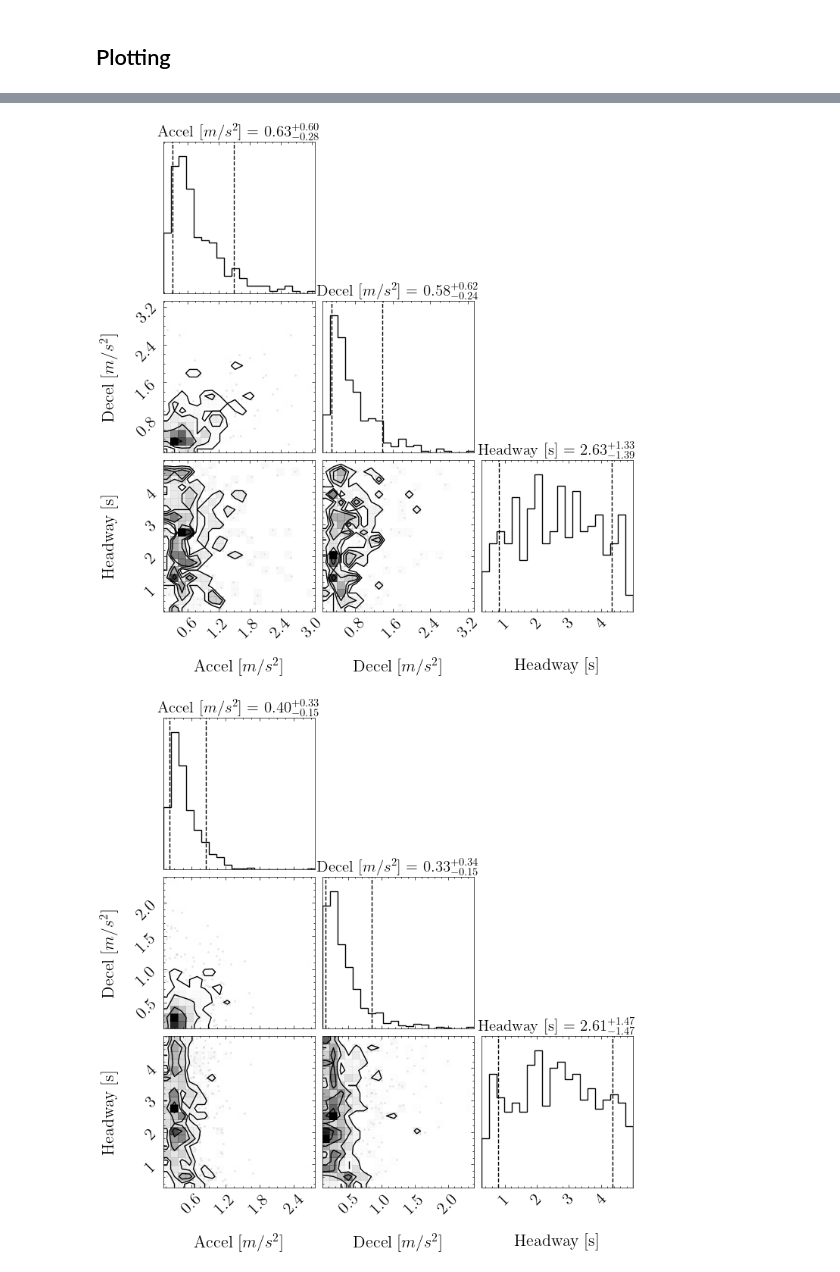
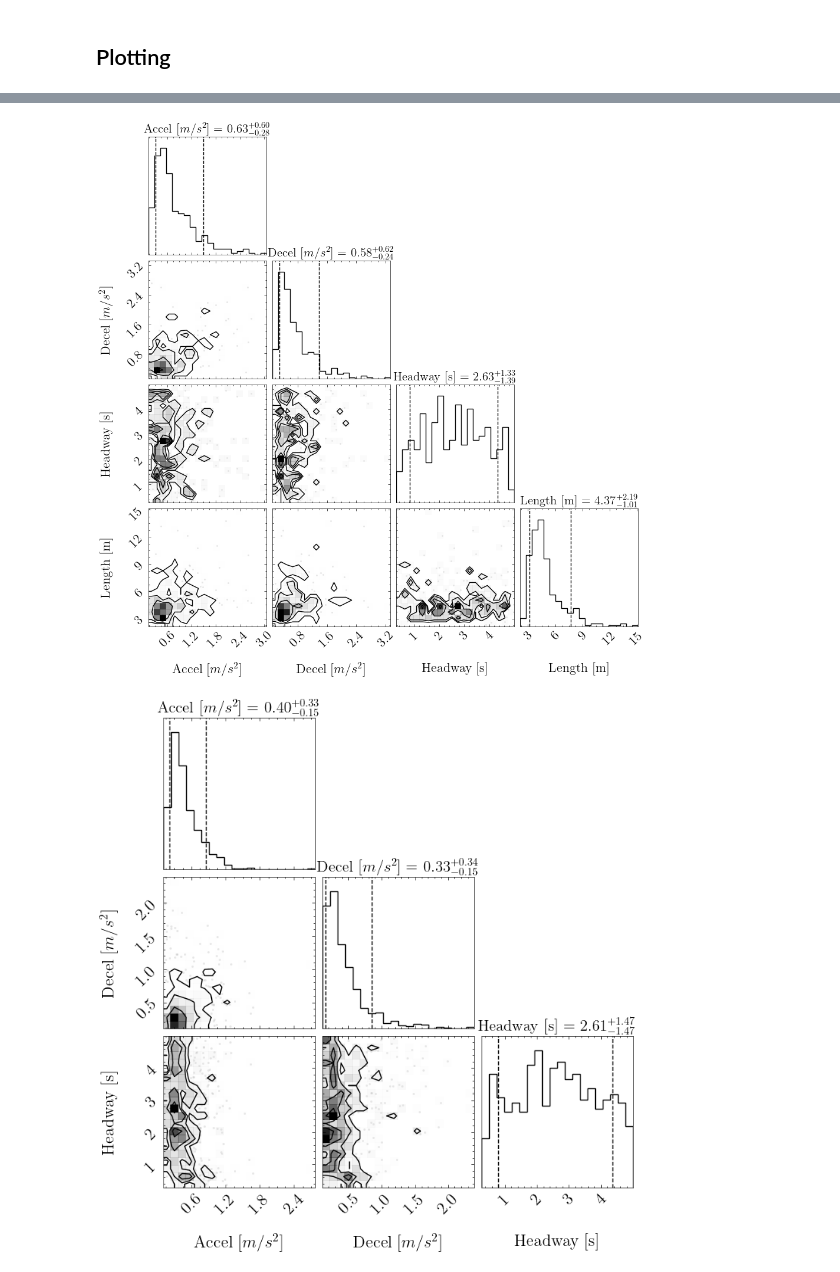
Before and after one commit to UnivOfAlabama-BittleResearchGroup/sumo-uc-2023, a Jupyter notebook: notebooks/make_veh_descript_table.ipynb, the cells around one changed output, grey strips where cells are left out. Saved outputs shown, nothing was run; the diff lists cells and outputs as text; code cells hidden in the pictures.

```diff
--- a/notebooks/make_veh_descript_table.ipynb
+++ b/notebooks/make_veh_descript_table.ipynb
@@ -173,3 +181,10 @@ ax.legend()
+# %%
+filter_ = lowess_cruise.index.isin(headway_data[headway_data['mean'] > 5].index) &  (lowess_data.loc[lowess_data.vehicle_id.isin(lowess_cruise.index)].groupby('vehicle_id')['accel'].max().loc[lowess_cruise.index].abs() < 1)
+lowess_cruise_new = lowess_cruise[filter_]
+
+# do the same for pwlf
+filter_ = pwlf_data_cruise.index.isin(headway_data[headway_data['mean'] > 5].index) &  (pwlf_data.loc[pwlf_data.vehicle_id.isin(pwlf_data_cruise.index)].groupby('vehicle_id')['accel'].max().loc[pwlf_data_cruise.index].abs() < 1)
+pwlf_data_cruise_new = pwlf_data_cruise[filter_]
 # %%
 # plot pwlf accel vs decel
 fig, ax = plt.subplots(figsize=(8, 6))
@@ -193,4 +205,21 @@ array([[<AxesSubplot: title={'center': 'mean'}>]], dtype=object)
+# %%
+# create the speed factors
+speed_limit = 22.35
+
+# create the speed factors
+pwlf_data_cruise_new = pwlf_data_cruise_new / speed_limit
+lowess_cruise_new = lowess_cruise_new / speed_limit
+
+# filter out low end. Nothing slower than 35 mph
+filter_ = pwlf_data_cruise_new > (35 / (speed_limit * 2.23694))
+pwlf_data_cruise_new = pwlf_data_cruise_new[filter_]
+
+filter_ = lowess_cruise_new > (35 / (speed_limit * 2.23694))
+lowess_cruise_new = lowess_cruise_new[filter_]
 # %% [markdown]
 ### Create a DataFrame for SUMO
+# %%
+# only keep headway data where the vehicle has headway < 5
+merge_headway = headway_data[headway_data['mean'] < 5]
 # %%
 lowess_df = lowess_accel.to_frame("accel").merge(lowess_decel.to_frame("decel"), left_index=True, right_index=True, how="inner")
@@ -218,8 +256,16 @@ uncor_lowess_df = pd.DataFrame(
 )
 # %%
 pwlf_df = pwlf_data_accel.to_frame("accel").merge(pwlf_data_decel.to_frame("decel"), left_index=True, right_index=True, how="inner")
-corr_pwlf_df = pwlf_df.merge(headway_data.rename({'mean': "tau"}, axis=1), left_index=True, right_index=True, how="inner")
+corr_pwlf_df = pwlf_df.merge(merge_headway.rename({'mean': "tau"}, axis=1), left_index=True, right_index=True, how="inner")
 corr_pwlf_df['decel'] = corr_pwlf_df['decel'] * -1
+corr_pwlf_df = corr_pwlf_df.merge(
+    vehicle_length_table, left_index=True, right_on='ui32_objectID', how="inner"
+).rename(
+    {'f32_length_m': 'length'}, axis=1
+).drop(
+    ['ui32_objectID'], axis=1
+)
+corr_pwlf_df['speedFactor'] = np.random.choice(pwlf_data_cruise_new, size=corr_pwlf_df.shape[0])
 # %%
 corr_pwlf_df.corr()
 # %% [output]
@@ -280,21 +357,21 @@ plt.rcParams.update({'font.size': 16})
 # %%
 fig = corner.corner(
-    corr_pwlf_df, #[['accel', 'decel']],
-    labels=['Accel [$m/s^2$]', 'Decel [$m/s^2$]', "Headway [s]"],
+    corr_pwlf_df[['accel',	'decel',	'tau',	'length']], #[['accel', 'decel']],
+    labels=['Accel [$m/s^2$]', 'Decel [$m/s^2$]', "Headway [s]", "Length [m]"],
     quantiles=(0.1, 0.9),
     show_titles=True,
     title_kwargs={"fontsize": 15},
 )
 
 # mean = accel_decel_df[['accel', 'decel']].mean()
 
 # corner.overplot_lines(fig, mean, )
 
 # # set the axis limits
 # for ax in fig.axes:
 #     ax.set_xlim(0, 4)
 # %% [output]
-[figure, old version]
+[figure, new version]
 # %%
 fig = corner.corner(
     corr_lowess_df, #[['accel', 'decel']],
```
Also changed, not shown: parts of 19 cells of this notebook, 2 other files.
